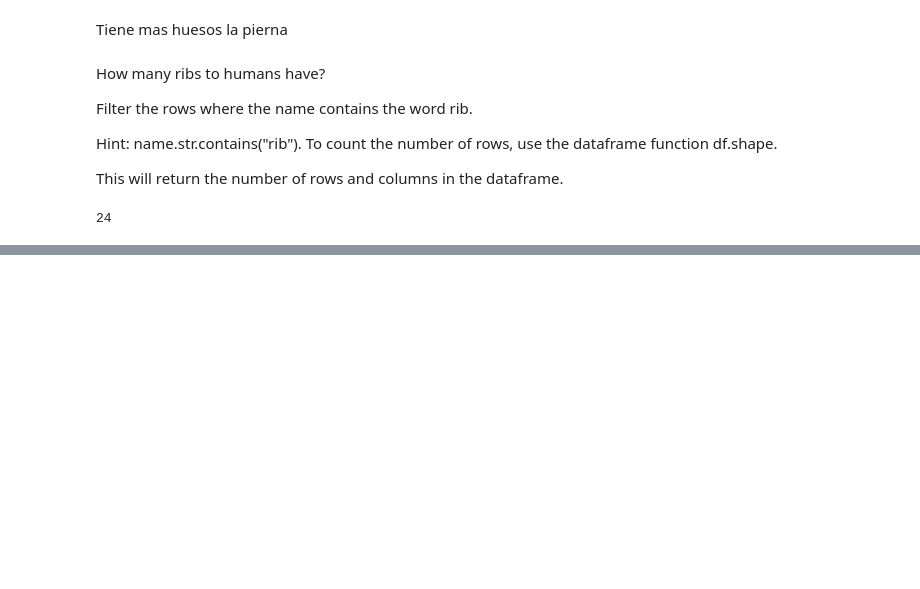
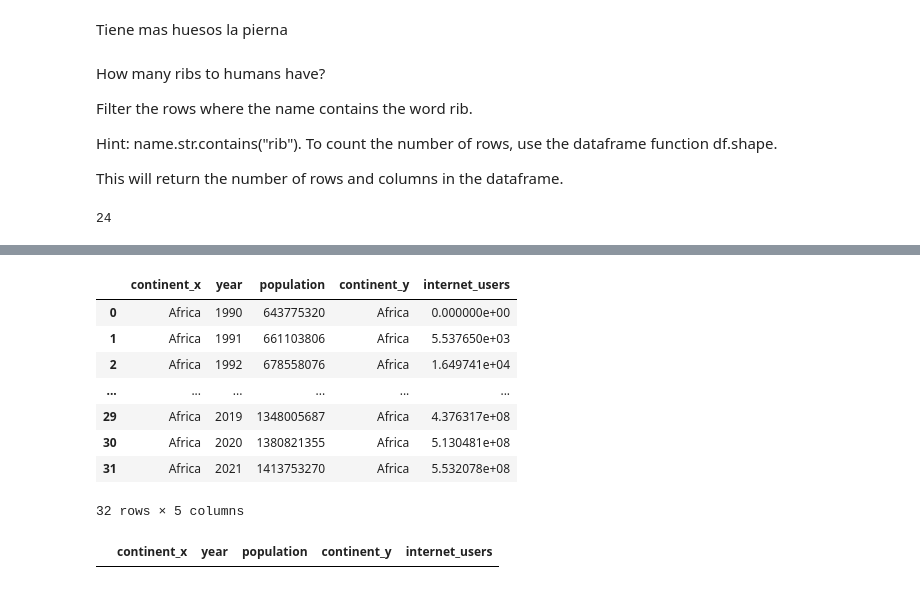
Before and after one commit to vidalesdavid/mineria_de_datos, a Jupyter notebook: Mineria_de_datos_183060.ipynb, the cells around one changed output, grey strips where cells are left out. Saved outputs shown, nothing was run; the diff lists cells and outputs as text; code cells hidden in the pictures; blank space fills up the shorter version.

```diff
--- a/Mineria_de_datos_183060.ipynb
+++ b/Mineria_de_datos_183060.ipynb
@@ -931,0 +946,7 @@ ribs_count
+# %%
+import pandas as pd
+import matplotlib.pyplot as plt
+pd.options.display.max_rows = 6   # Show only 6 rows of output
+pd.options.mode.chained_assignment = None  # Suppress SettingWithCopyWarning
+internet = pd.read_csv('world-internet-users.csv')
+internet
@@ -931,0 +971,3 @@ ribs_count
+# %%
+population_by_continent = pd.read_csv('extension-historical-population-by-continent.csv')
+population_by_continent
@@ -931,0 +984,3 @@ ribs_count
+# %%
+internet_users_by_continent = pd.read_csv('extension-internet-users-by-continent.csv')
+internet_users_by_continent
@@ -931,0 +1004,7 @@ ribs_count
+# %%
+population_Africa = population_by_continent.query('continent== "Africa"')
+internet_users_Africa = internet_users_by_continent.query('continent == "Africa"')
+
+population_Africa
+
+#population_Africa.merge(internet_users_by_continent, on =  'year',how = 'left')
@@ -931,0 +1033,17 @@ ribs_count
+# %%
+internet_and_population_Africa = population_Africa.merge(internet_users_Africa, on = 'year', how = 'right')
+internet_and_population_Africa
+# %% [output]
+|  | continent_x | year | population | continent_y | internet_users |
+| 0 | Africa | 1990 | 643775320 | Africa | 0.000000e+00 |
+| 1 | Africa | 1991 | 661103806 | Africa | 5.537650e+03 |
+| 2 | Africa | 1992 | 678558076 | Africa | 1.649741e+04 |
+| ... | ... | ... | ... | ... | ... |
+| 29 | Africa | 2019 | 1348005687 | Africa | 4.376317e+08 |
+| 30 | Africa | 2020 | 1380821355 | Africa | 5.130481e+08 |
+| 31 | Africa | 2021 | 1413753270 | Africa | 5.532078e+08 |
+32 rows × 5 columns
+# %%
+internet_and_population_Africa.query('(population*0.5)<internet_users')
+# %% [output]
+|  | continent_x | year | population | continent_y | internet_users |
```
Also changed, not shown: parts of 16 cells of this notebook.
